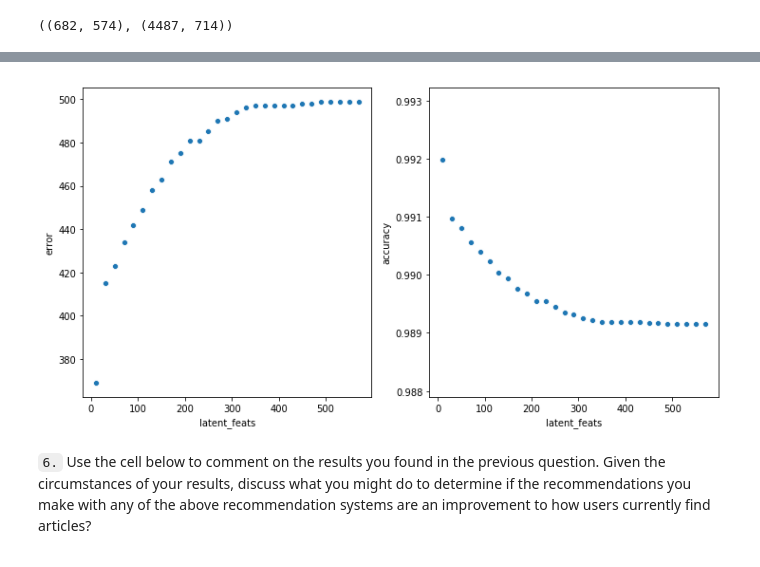
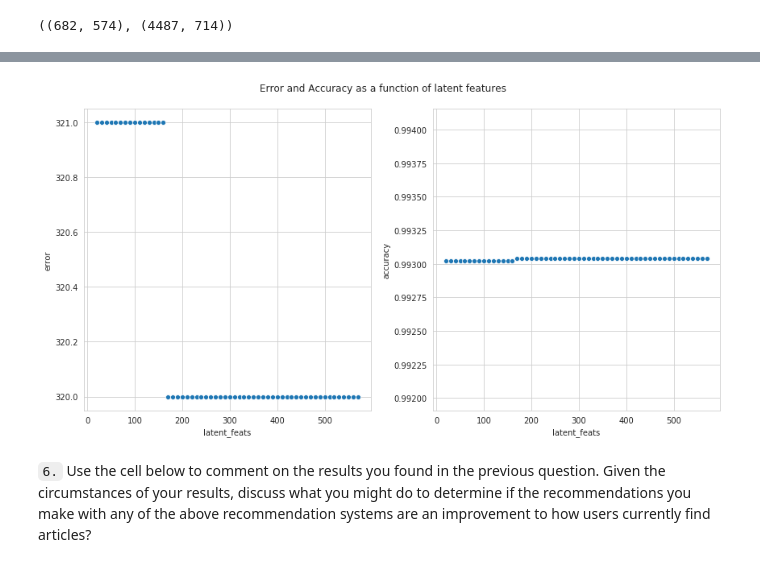
Before and after one commit to bvcmartins/recommendations_IBM, a Jupyter notebook: recommendations.ipynb, the cells around one changed output, grey strips where cells are left out. Cells and saved outputs as stored; diff of their text form; code cells hidden in the pictures.

```diff
--- a/recommendations.ipynb
+++ b/recommendations.ipynb
@@ -1320,10 +1097,0 @@ user_item_test_select.query('index < @user_item_est.shape[0]')
-# %%
-def svd_error_train_test(x):
-    s_new, u_new, vt_new = np.diag(s[:x]), u[:, :x], vt[:x, :]
-    user_item_est = np.around(np.dot(np.dot(u_new,s_new), vt_new))
-    user_item_est_select = np.array([user_item_est[i] for i in users_in_train_test if i < user_item_est.shape[0]])
-    #print(user_item_est_select.shape)
-    user_item_test_select = user_item_test.query('index < @user_item_est.shape[0]')
-    #print(user_item_est_select.shape, user_item_test_select.shape)
-    diff = np.subtract(user_item_test_select, user_item_est_select)
-    return np.sum(np.sum(np.abs(diff)))
@@ -1329,0 +1100,3 @@ def svd_error_train_test(x):
+# %%
+articles_train_test_idx = [user_item_train.columns.get_loc(i) for i in articles_train_test]
+len(articles_train_test_idx)
@@ -1329,0 +1105,19 @@ def svd_error_train_test(x):
+# %%
+def svd_error_train_test(x):
+    """
+    This function predicts the recommendation value and compares it with the corresponding value
+    in the test set
+
+    INPUT: x - number of latent features
+    OUTPUT: element-wise sum of differences between elements of predicted and test matrices
+    """
+    s_new, u_new, vt_new = np.diag(s[:x]), u[:,:x], vt[:x,:]
+
+    diff = []
+
+    for i in users_train_test:
+        for j,article in zip(articles_train_test_idx,articles_train_test):
+            pred = np.around(np.dot(u_new[i-1,:], vt_new[:,j]))
+            diff.append(user_item_test.loc[i,article] - pred)
+
+    return sum(diff)
@@ -1332,4 +1128,4 @@ u, s, vt = np.linalg.svd(user_item_train_select, full_matrices=True)
 # %%
-svd_df = pd.DataFrame(np.arange(10, 590, 20), columns=['latent_feats'])
+svd_df = pd.DataFrame(np.arange(20, 575, 10), columns=['latent_feats'])
 svd_df['error'] = svd_df.latent_feats.apply(lambda x: svd_error_train_test(x))
-svd_df['accuracy'] = svd_df.error.apply(lambda x: 1 - x/df.shape[0])
+svd_df['accuracy'] = svd_df.error.apply(lambda x: 1 - x/df_.shape[0])
@@ -1336,8 +1141,10 @@ svd_df['accuracy'] = svd_df.error.apply(lambda x: 1 - x/df.shape[0])
 # %%
 fig, [ax1,ax2] = plt.subplots(1,2, figsize=(12,6))
 sns.scatterplot(x = 'latent_feats', y = 'error', data=svd_df, ax=ax1)
 sns.scatterplot(x = 'latent_feats', y = 'accuracy', data=svd_df, ax=ax2);
+plt.suptitle('Error and Accuracy as a function of latent features', y=1.04)
+plt.tight_layout()
 # %% [output]
-[figure, old version]
+[figure, new version]
 # %% [markdown]
 `6.` Use the cell below to comment on the results you found in the previous question. Given the circumstances of your results, discuss what you might do to determine if the recommendations you make with any of the above recommendation systems are an improvement to how users currently find articles?
```
Also changed, not shown: parts of 78 cells of this notebook.
